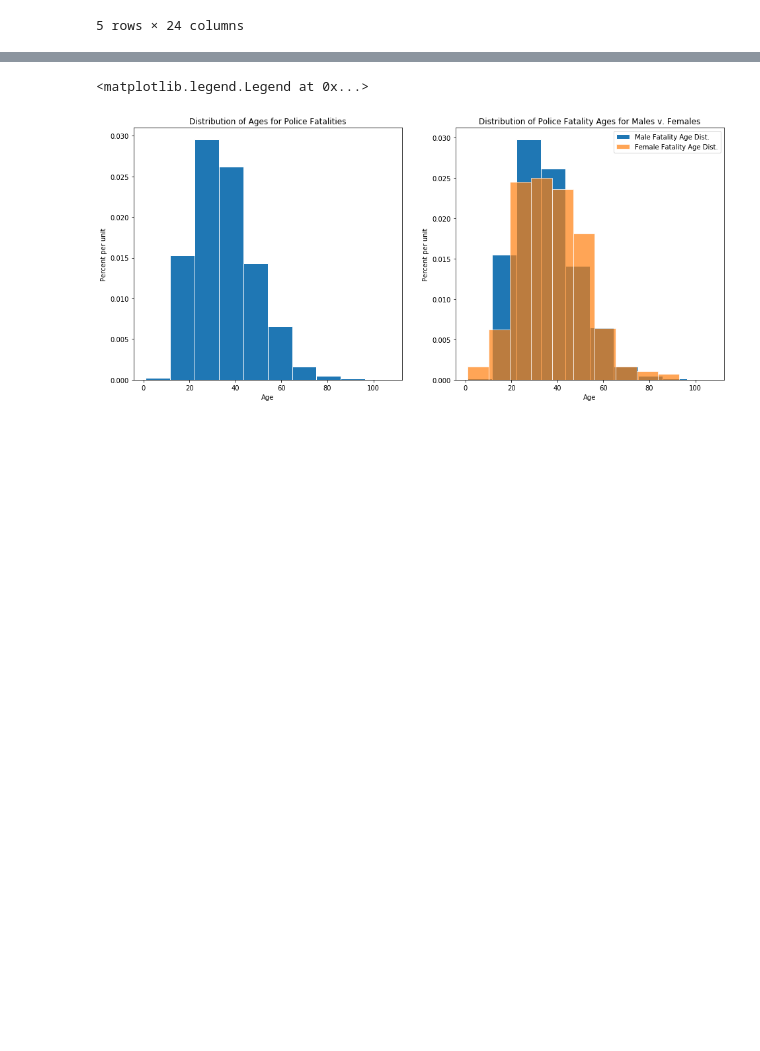
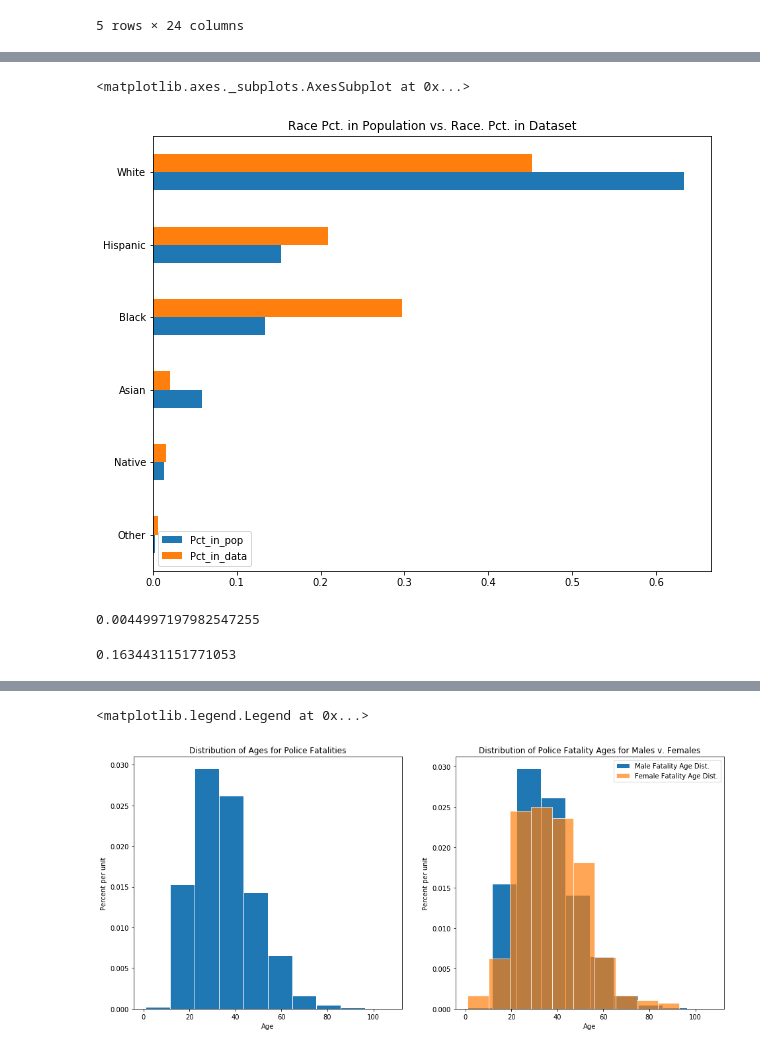
Before and after one commit to hotafrosauce1/Police-Fatality-Victim-Dataset-Analysis, a Jupyter notebook: Police_Fatality_Analysis.ipynb, the cells around one changed output, grey strips where cells are left out. Drawn from its saved outputs; the diff is of its cells as text; code cells hidden in the pictures; blank space fills up the shorter version.

Commit message:
added 2 more hypothesis tests

```diff
--- a/Police_Fatality_Analysis.ipynb
+++ b/Police_Fatality_Analysis.ipynb
@@ -182,0 +215,41 @@ Unarmed blacks ~58.12 times as likely to be met with fatal force than unarmed as
+# %%
+races = list(approx_us_race_dist_2019.keys())
+race_props = list(approx_us_race_dist_2019.values())
+race_in_data_props = data_1[~data_1['Race_missing']]['Race'].value_counts()
+race_in_data_props /= race_in_data_props.sum()
+
+df = pd.DataFrame({'Race':races, 'Pct_in_pop':race_props, 'Pct_in_data': race_in_data_props}, index = races)
+
+df.sort_values(['Pct_in_pop']).plot.barh(figsize = (10,8), title = 'Race Pct. in Population vs. Race. Pct. in Dataset')
+# %% [output]
+<matplotlib.axes._subplots.AxesSubplot at 0x...>
+[figure, added]
+# %%
+# Null Hypothesis: The number of black people killed by police in this dataset resembles
+# a random sample from a population with the same racial distribution as the U.S. population:
+# 13.4% black and 86.6% non-black and is thus proportional to the percentage of blacks in the U.S.
+# Any deviations in the sample are due to random chance.
+
+# Alternate Hypothesis: Blacks are disproportionately killed by police in the U.S. and the proporion
+# of blacks in the dataset is larger than the proportion of blacks in the population.
+
+# Test Statistic: proportion of sample that is black - 0.134 (sample size = 12,491, size of dataset)
+# (Large positive values favor the alternative hypothesis)
+
+# Simulate test statistic under null hypothesis by sampling from multinomial distribution
+
+# Simulate a value of the test statistic under the null hypothesis
+def simulate_black_prop_diff():
+    trial = np.random.multinomial(12491, [0.134, 1 - 0.134])
+    black_prop = trial[0] / 12491
+
+    return black_prop - 0.134
+
+simulate_black_prop_diff()
+# %% [output]
+0.0044997197982547255
+# %%
+observed_black_prop_diff = race_in_data_props['Black'] - 0.134
+observed_black_prop_diff
+# %% [output]
+0.1634431151771053
```
Also changed, not shown: parts of 15 cells of this notebook.
